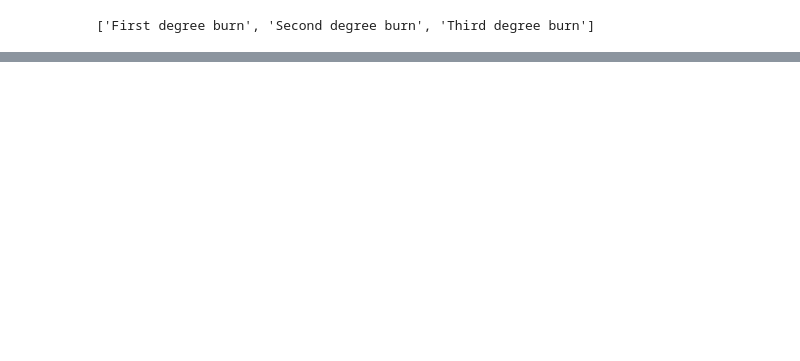
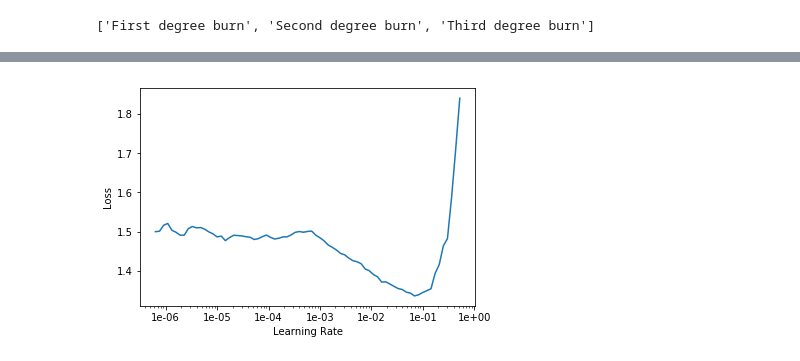
Before and after one commit to knitinsingh/Burn_classification, a Jupyter notebook: Identify_Burn.ipynb, the cells around one changed output, grey strips where cells are left out. Cells and saved outputs as stored; diff of their text form; code cells hidden in the pictures; blank space fills up the shorter version.

```diff
--- a/Identify_Burn.ipynb
+++ b/Identify_Burn.ipynb
@@ -81,0 +98,2 @@ print(data64.classes)
+# %%
+learn1 = cnn_learner(data64, models.resnet18, metrics=accuracy)
@@ -81,0 +107,4 @@ print(data64.classes)
+# %%
+learn1.recorder.plot()
+# %% [output]
+[figure, added]
```
Also changed, not shown: parts of 13 cells of this notebook.
